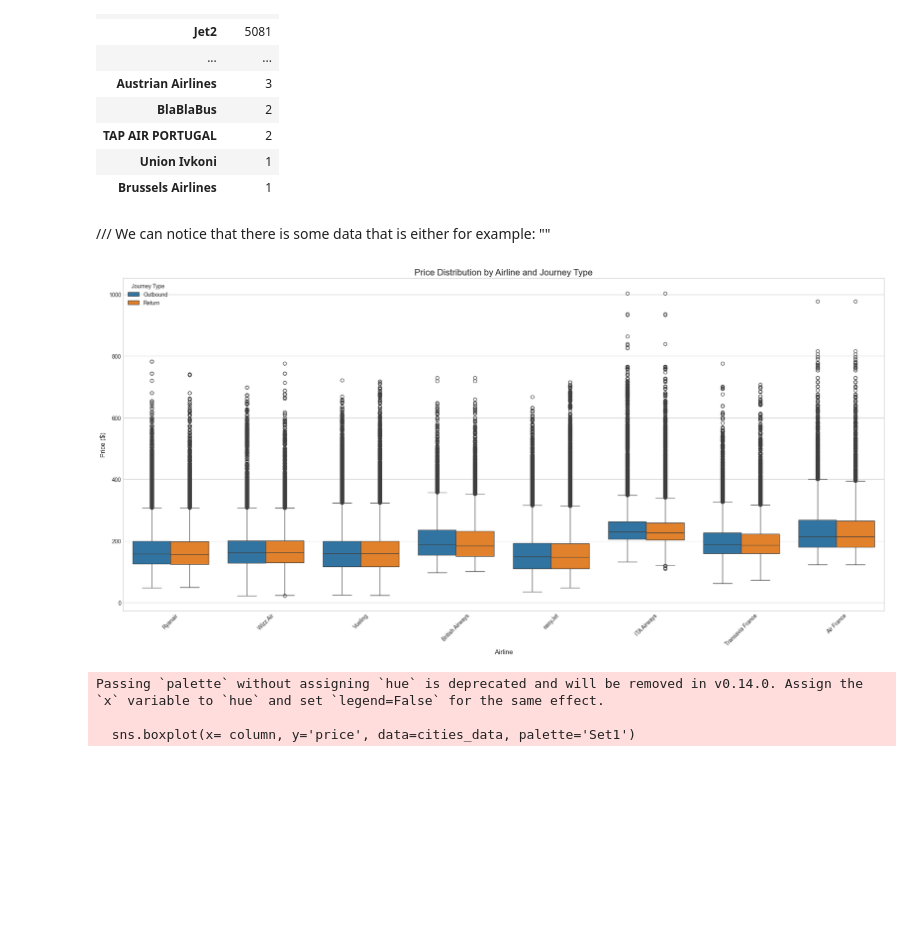
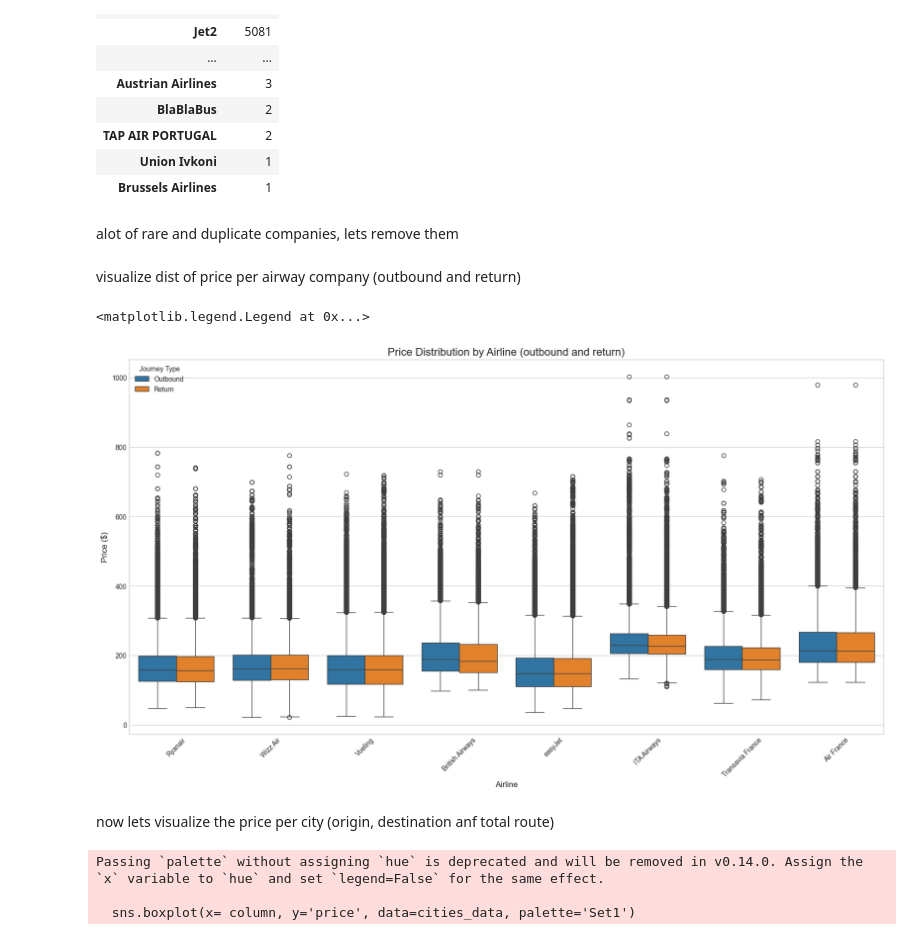
Before and after one commit to Shlezman/DS-Scarping, a Jupyter notebook: project.ipynb, the cells around one changed output. Saved outputs shown, nothing was run; the diff lists cells and outputs as text; code cells hidden in the pictures; blank space fills up the shorter version.

```diff
--- a/project.ipynb
+++ b/project.ipynb
@@ -276,8 +294,8 @@ data_value_counts
 | TAP AIR PORTUGAL | 2 |
 | Union Ivkoni | 1 |
 | Brussels Airlines | 1 |
-# %% [markdown]
-/// We can notice that there is some data that is either for example: ""
+# %% [markdown]
+alot of rare and duplicate companies, lets remove them
 # %%
 company_mapping = {
     'Wizz Air Malta': 'Wizz Air',
@@ -297,45 +315,36 @@ company_mapping = {
 
 data['to_dest_company'] = data['to_dest_company'].replace(company_mapping)
 data['return_company'] = data['return_company'].replace(company_mapping)
+# %% [markdown]
+visualize dist of price per airway company (outbound and return)
 # %%
 plt.figure(figsize=(20, 10))
 
-# Prepare outbound data
 outbound_data = data[['price', 'to_dest_company']].copy()
 outbound_data['journey_type'] = 'Outbound'
 outbound_data.rename(columns={'to_dest_company': 'company'}, inplace=True)
 
-# Prepare return data
 return_data = data[['price', 'return_company']].copy()
 return_data['journey_type'] = 'Return'
 return_data.rename(columns={'return_company': 'company'}, inplace=True)
 
-# Combine both datasets
 combined_data = pd.concat([outbound_data, return_data])
 
 # Get the top 10 most frequent airlines
 top_airlines = combined_data['company'].value_counts().nlargest(8).index.tolist()
 combined_data_filtered = combined_data[combined_data['company'].isin(top_airlines)]
 
-# Create the boxplot
 sns.boxplot(x='company', y='price', hue='journey_type', data=combined_data_filtered)
-
-# Set labels and title
 plt.xlabel('Airline', fontsize=12)
 plt.ylabel('Price ($)', fontsize=12)
-plt.title('Price Distribution by Airline and Journey Type', fontsize=16)
-
-# Rotate x-axis labels for readability
+plt.title('Price Distribution by Airline (outbound and return)', fontsize=16)
 plt.xticks(rotation=45)
-
-# Add legend
 plt.legend(title='Journey Type')
-
-# Show the plot
-plt.tight_layout()
-plt.show()
 # %% [output]
+<matplotlib.legend.Legend at 0x...>
-[figure, old version]
+[figure, new version]
+# %% [markdown]
+now lets visualize the price per city (origin, destination anf total route)
 # %%
 def price_per_feature(column: str):
     plt.figure(figsize=(20, 10))
```
Also changed, not shown: parts of 47 cells of this notebook.
